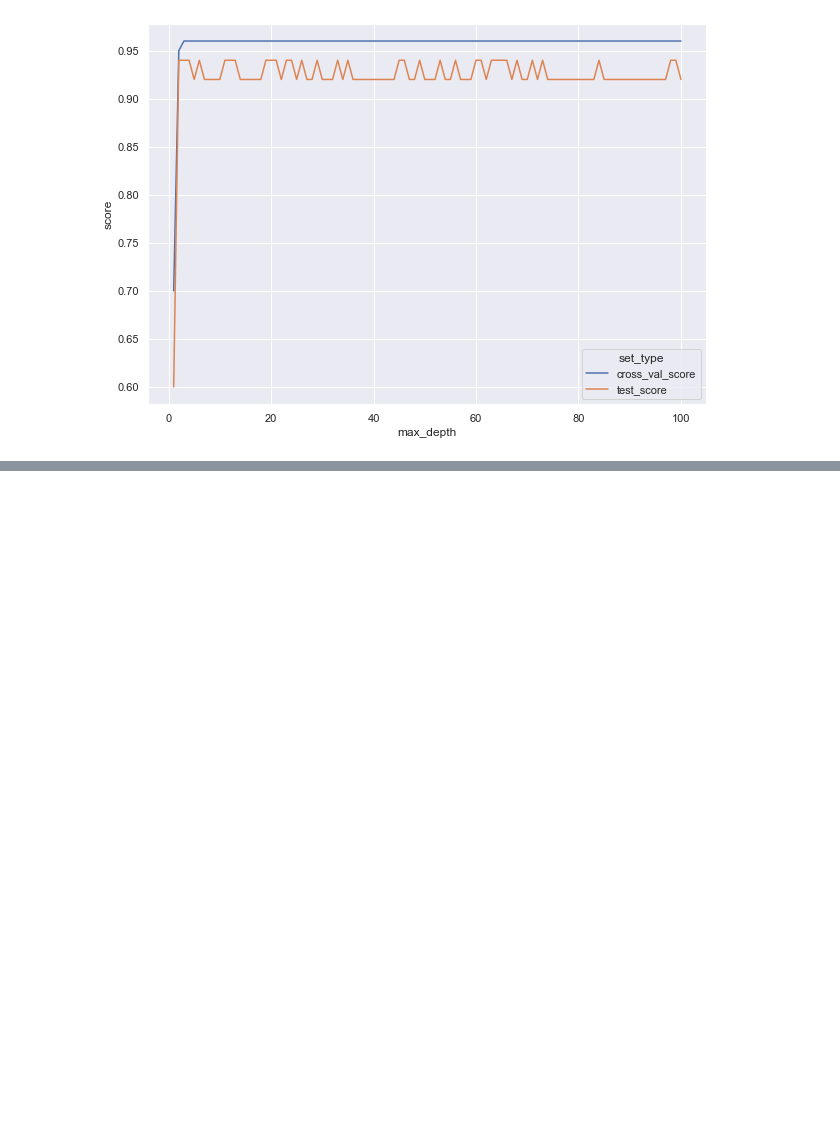
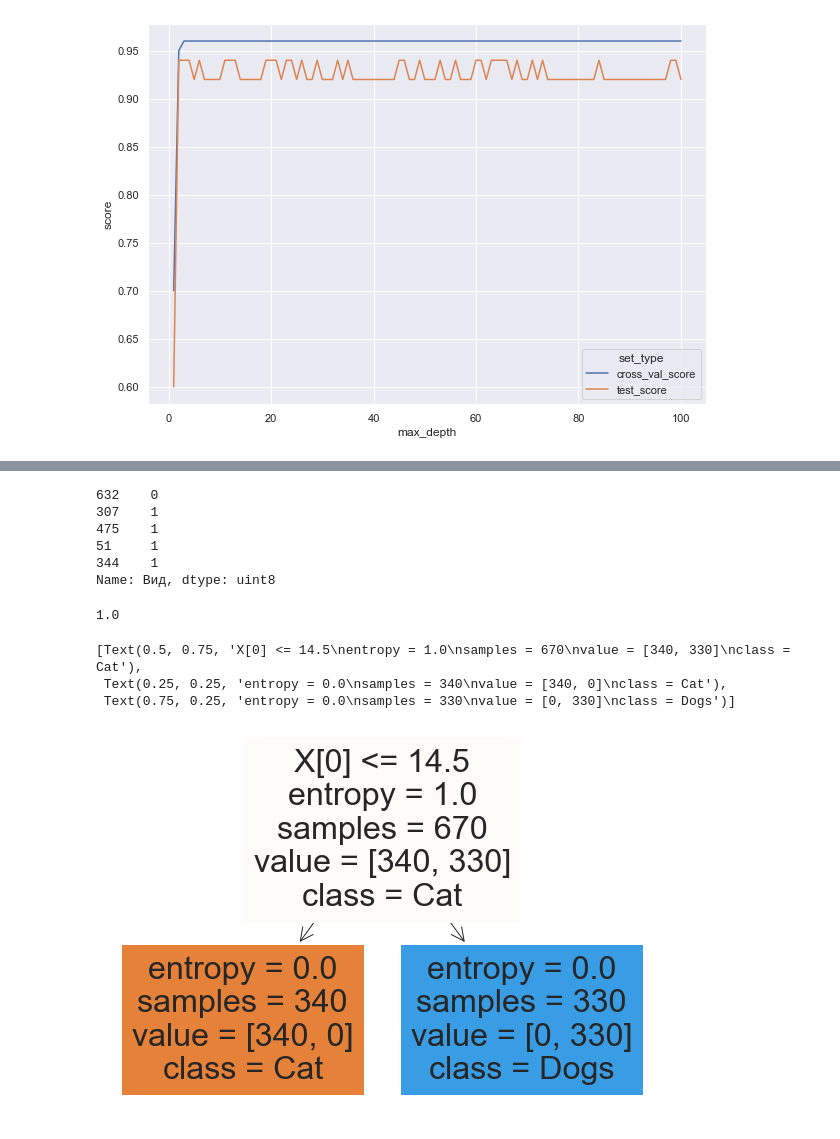
Before and after one commit to Felecort/DS-Rush, a Jupyter notebook: src/decision_trees/2_titanic_decision_tree.ipynb, the cells around one changed output, grey strips where cells are left out. Cells and saved outputs as stored; diff of their text form; code cells hidden in the pictures; blank space fills up the shorter version.

```diff
--- a/src/decision_trees/2_titanic_decision_tree.ipynb
+++ b/src/decision_trees/2_titanic_decision_tree.ipynb
@@ -312,3 +313,6 @@ sns.lineplot(data=scores_data_long, x="max_depth", y="score", hue="set_type")
 # %% [output]
 <AxesSubplot:xlabel='max_depth', ylabel='score'>
 [figure]
+# %%
+data = pd.read_csv("https://stepik.org/media/attachments/course/4852/dogs_n_cats.csv")
+data.head()
@@ -314,0 +326,5 @@ sns.lineplot(data=scores_data_long, x="max_depth", y="score", hue="set_type")
+# %%
+# 1 - Dog, 0 - Cat
+data = pd.get_dummies(data, drop_first=1)
+data.rename({"Вид_собачка": "Вид"}, axis=1, inplace=True)
+data.head()
@@ -314,0 +338,6 @@ sns.lineplot(data=scores_data_long, x="max_depth", y="score", hue="set_type")
+# %%
+X = data.drop("Вид", axis=1)
+y = data["Вид"]
+
+
+X_train, X_test, y_train, y_test = train_test_split(X, y, test_size=0.33)
@@ -314,0 +353,24 @@ sns.lineplot(data=scores_data_long, x="max_depth", y="score", hue="set_type")
+# %%
+y_train.head()
+# %% [output]
+632    0
+307    1
+475    1
+51     1
+344    1
+Name: Вид, dtype: uint8
+# %%
+clf = tree.DecisionTreeClassifier(criterion="entropy", max_depth=3)
+clf.fit(X_train, y_train)
+clf.score(X_test, y_test)
+# %% [output]
+1.0
+# %%
+plot_tree(clf,
+          filled=True,
+          class_names=["Cat", "Dogs"])
+# %% [output]
+[Text(0.5, 0.75, 'X[0] <= 14.5\nentropy = 1.0\nsamples = 670\nvalue = [340, 330]\nclass = Cat'),
+ Text(0.25, 0.25, 'entropy = 0.0\nsamples = 340\nvalue = [340, 0]\nclass = Cat'),
+ Text(0.75, 0.25, 'entropy = 0.0\nsamples = 330\nvalue = [0, 330]\nclass = Dogs')]
+[figure, added]
```
Also changed, not shown: parts of 17 cells of this notebook.
